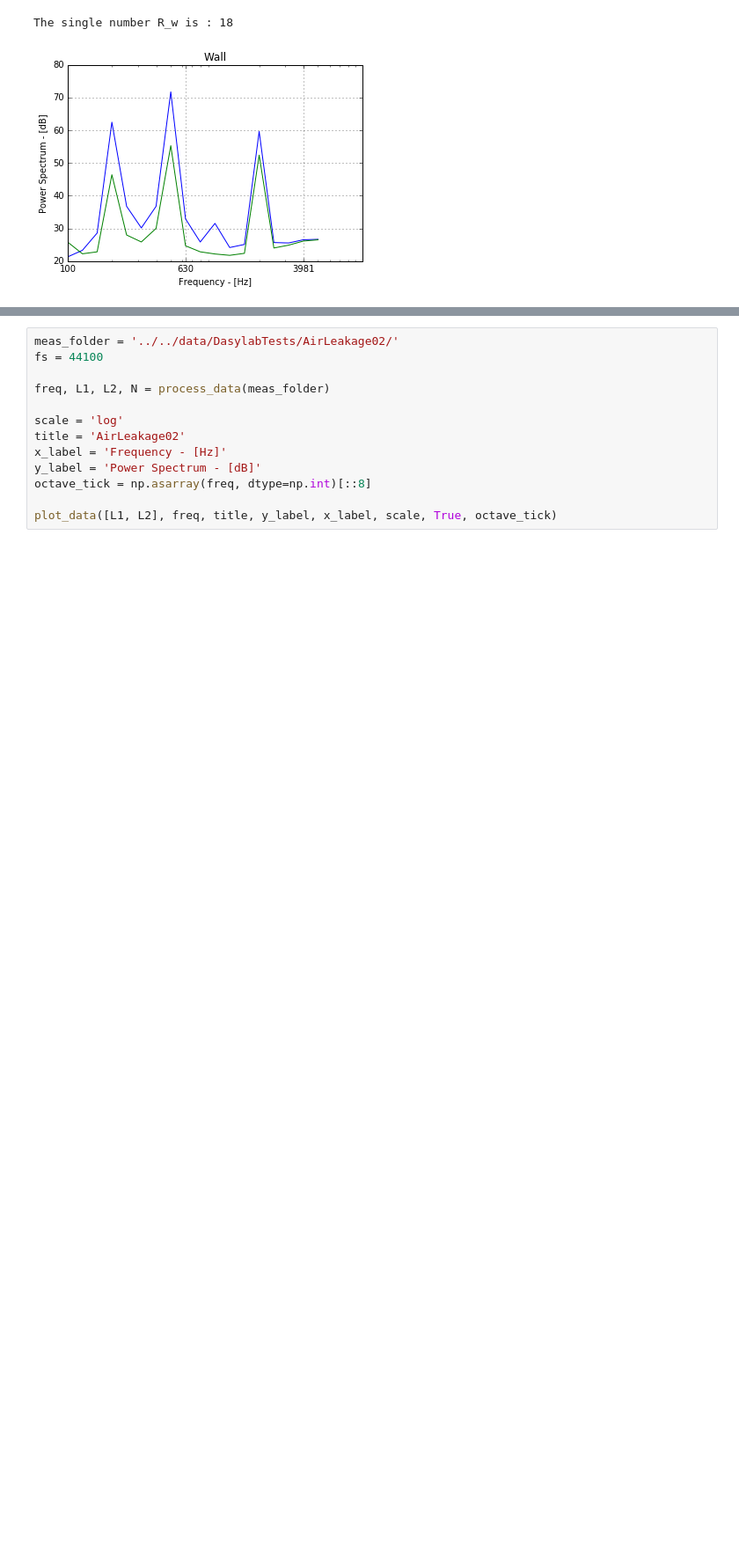
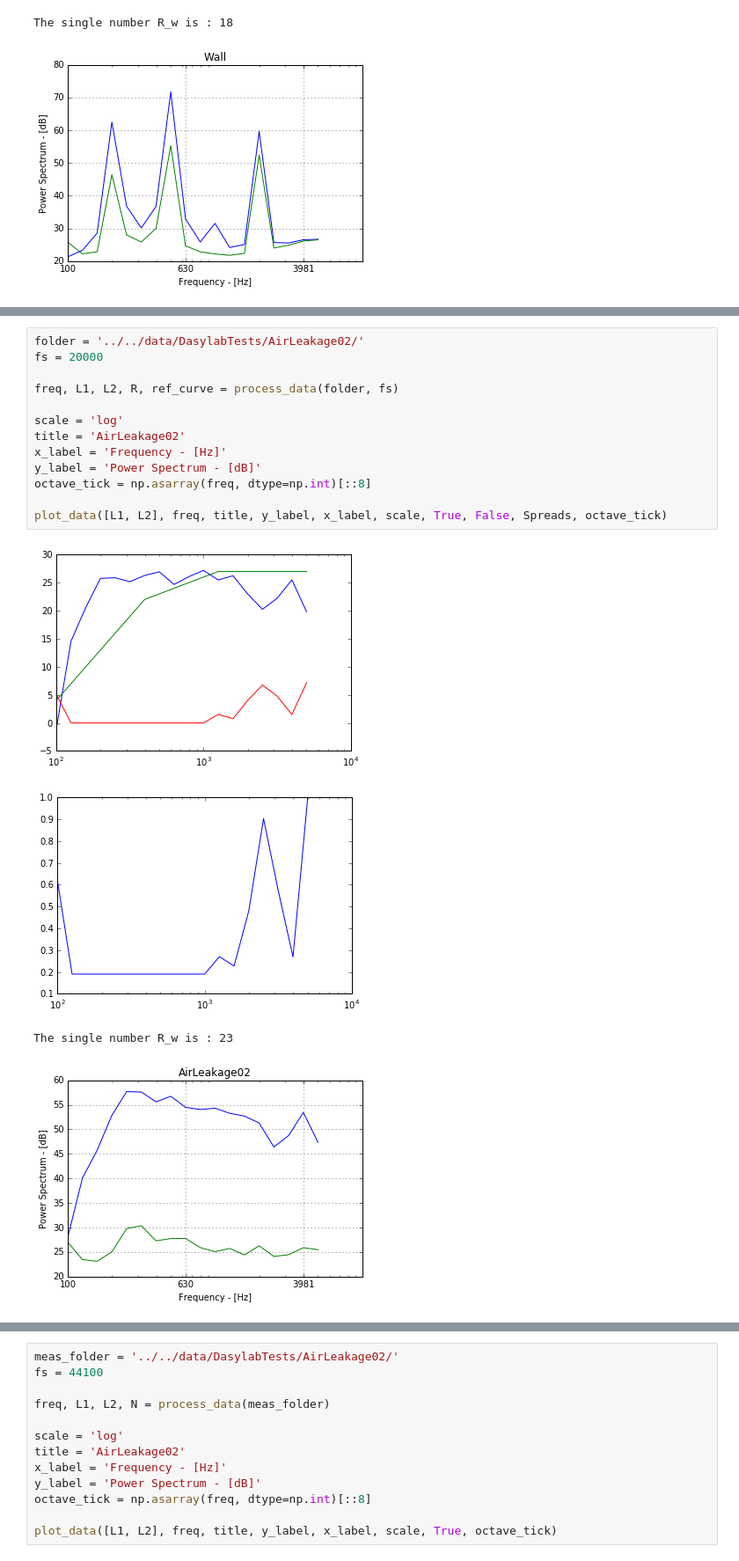
Before and after one commit to ndimubanzisenga/BuildingAcoustics, a Jupyter notebook: src/scripts/diagnosis_test.ipynb, the cells around one changed output, grey strips where cells are left out. Shown at 88% size. Drawn from its saved outputs; the diff is of its cells as text; blank space fills up the shorter version.

Commit message:
change sampling frequency for test data

```diff
--- a/src/scripts/diagnosis_test.ipynb
+++ b/src/scripts/diagnosis_test.ipynb
@@ -181,0 +199,18 @@ ValueError: Given center frequencies are not equally spaced.
+# %%
+folder = '../../data/DasylabTests/AirLeakage02/'
+fs = 20000
+
+freq, L1, L2, R, ref_curve = process_data(folder, fs)
+
+scale = 'log'
+title = 'AirLeakage02'
+x_label = 'Frequency - [Hz]'
+y_label = 'Power Spectrum - [dB]'
+octave_tick = np.asarray(freq, dtype=np.int)[::8]
+
+plot_data([L1, L2], freq, title, y_label, x_label, scale, True, False, Spreads, octave_tick)
+# %% [output]
+[figure, added]
+[figure, added]
+The single number R_w is : 23
+[figure, added]
```
Also changed, not shown: parts of 6 cells of this notebook.
